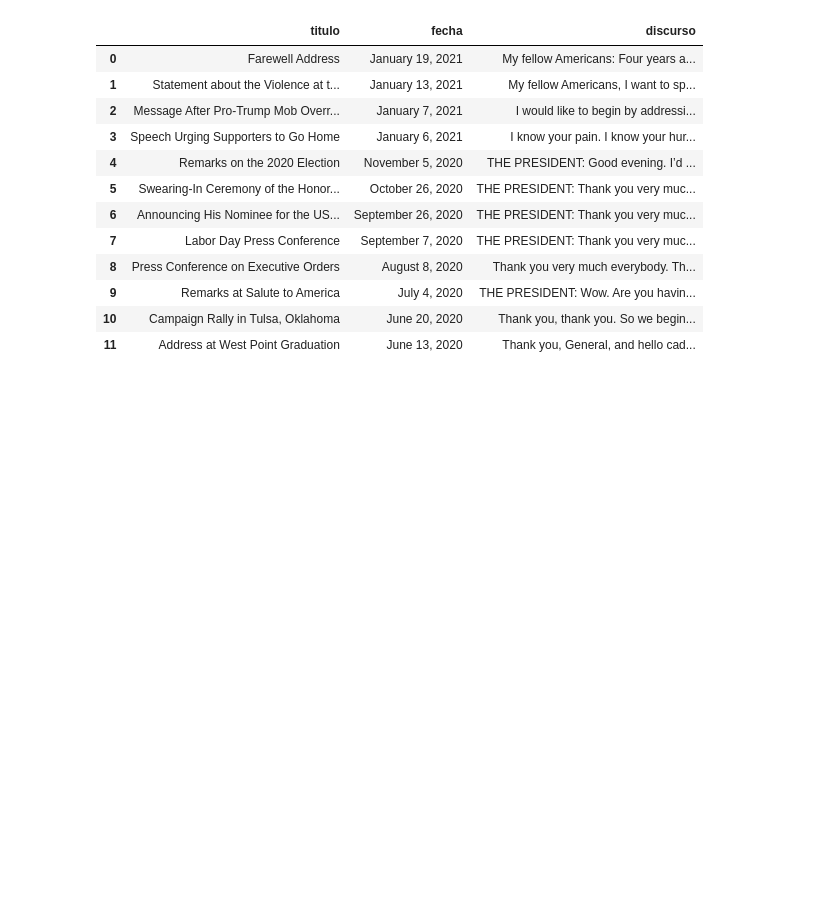
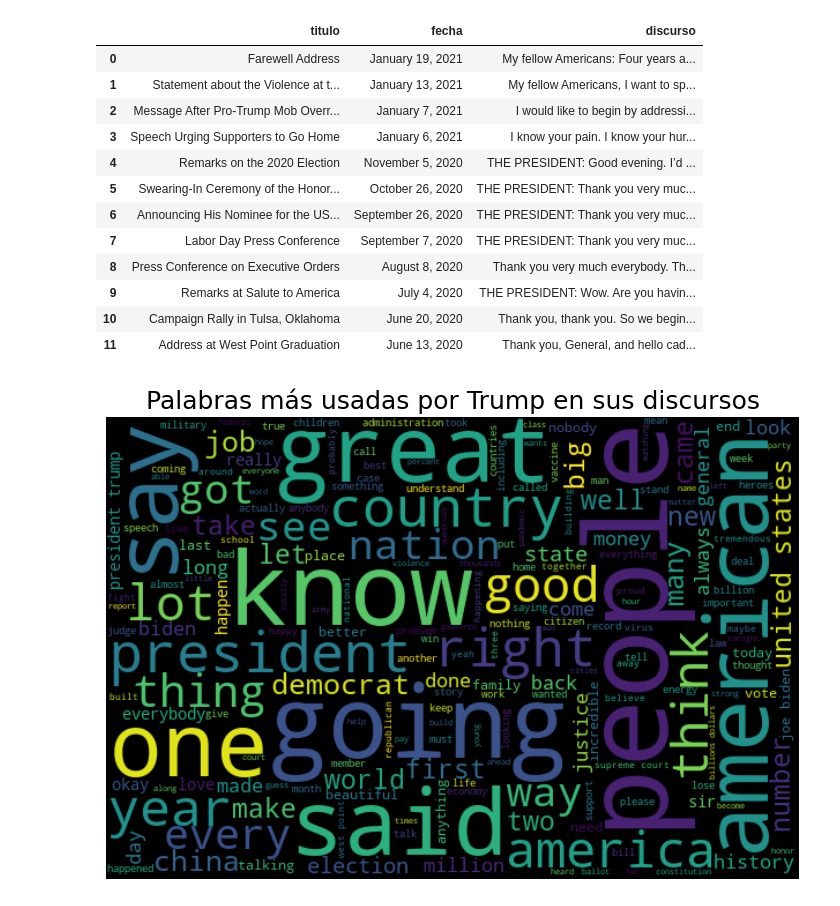
Before and after one commit to AgustinCdeCelis/Speaches-Trump, a Jupyter notebook: workingfile.ipynb, the cells around one changed output. Drawn from its saved outputs; the diff is of its cells as text; code cells hidden in the pictures; blank space fills up the shorter version.

```diff
--- a/workingfile.ipynb
+++ b/workingfile.ipynb
@@ -129,0 +152,8 @@ df
+# %%
+df['discurso_tokenizado'] = df['discurso_tokenizado'].apply(lambda x: [item for item in x if item not in stopwords])
+# %%
+df['text_string'] = df['discurso_tokenizado'].apply(lambda x: ' '.join([item for item in x if len(item)>2]))
+# %%
+all_words = ' '.join([word for word in df['text_string']])
+# %%
+all_words = re.sub(r'\b(\w+\s*)\1{1,}', '\\1', all_words)
@@ -129,0 +162,18 @@ df
+# %%
+from wordcloud import WordCloud #Wordclud
+
+wordcloud = WordCloud(width=600,
+                     height=400,
+                     random_state=2,
+                    background_color='black',
+                     max_font_size=100).generate(all_words)
+
+plt.figure(figsize=(10, 6))
+plt.title("Palabras más usadas por Trump en sus discursos",fontsize= 18)
+plt.imshow(wordcloud, interpolation='bilinear')
+
+plt.axis('off')
+plt.savefig('wordcloud.jpg', bbox_inches='tight')
+plt.show();
+# %% [output]
+[figure, added]
```
Also changed, not shown: parts of 9 cells of this notebook, 5 other files.
